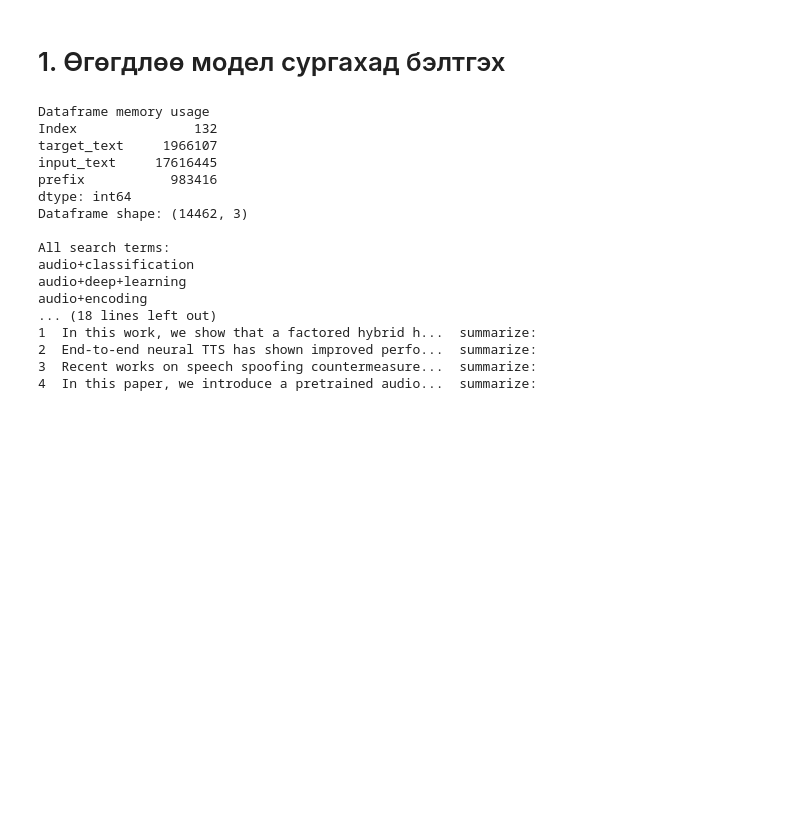
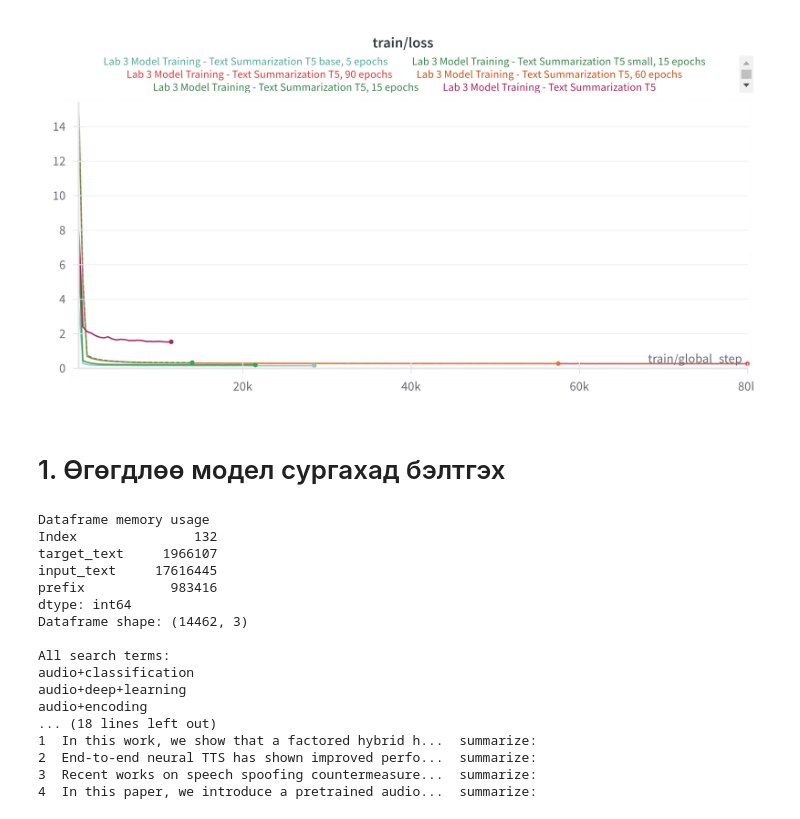
Before and after one commit to TemuujinE/NUM-Machine-Learning, a Jupyter notebook: Lab 3/Lab 3.ipynb, the cells around one changed output. Cells and saved outputs as stored; diff of their text form; code cells hidden in the pictures; blank space fills up the shorter version.

```diff
--- a/Lab 3/Lab 3.ipynb
+++ b/Lab 3/Lab 3.ipynb
@@ -1,3 +285,10 @@
+# %%
+# Сургалтын явц
+from IPython.display import Image
+
+Image(filename = "W&B Chart 3_30_2024, 5_43_11 PM.png")
+# %% [output]
+[figure, added]
 # %%
 import os
 import pickle
```
Also changed, not shown: parts of 3 cells of this notebook, 6 other files.
